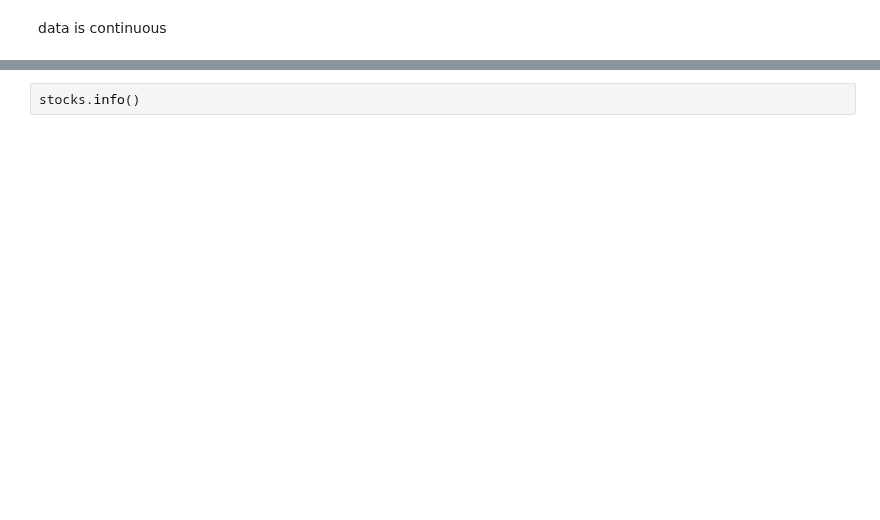
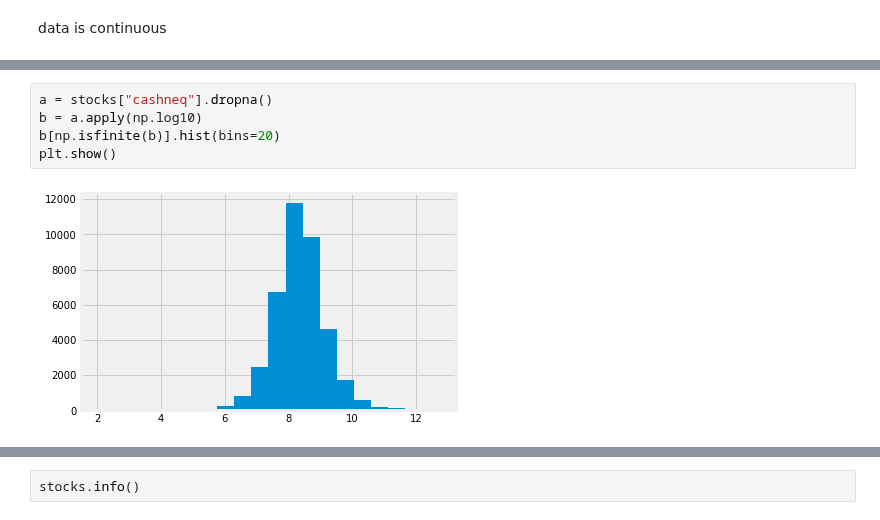
Before and after one commit to Gaukhar-ai/for_my_Thinkful_work, a Jupyter notebook: capstone/1.ipynb, the cells around one changed output, grey strips where cells are left out. Drawn from its saved outputs; the diff is of its cells as text; blank space fills up the shorter version.

```diff
--- a/capstone/1.ipynb
+++ b/capstone/1.ipynb
@@ -143,0 +126,7 @@ Name: cashneq, Length: 40277, dtype: bool
+# %%
+a = stocks["cashneq"].dropna()
+b = a.apply(np.log10)
+b[np.isfinite(b)].hist(bins=20)
+plt.show()
+# %% [output]
+[figure, added]
```
Also changed, not shown: parts of 35 cells of this notebook, 1 other file.
